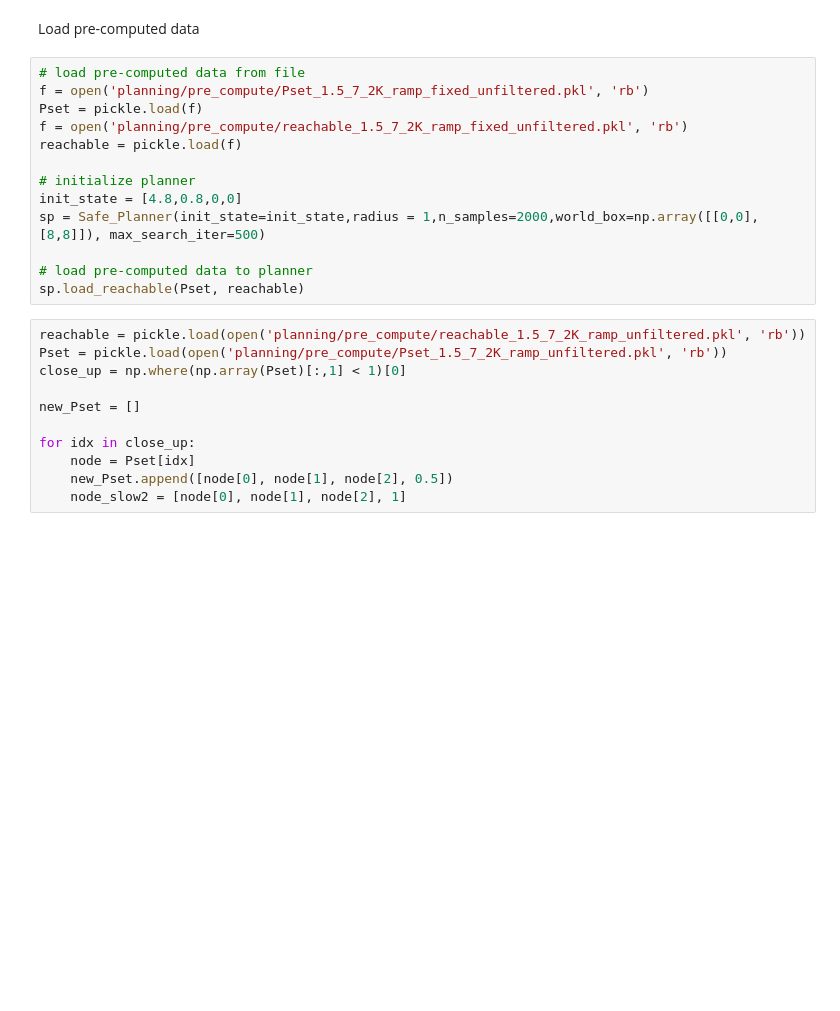
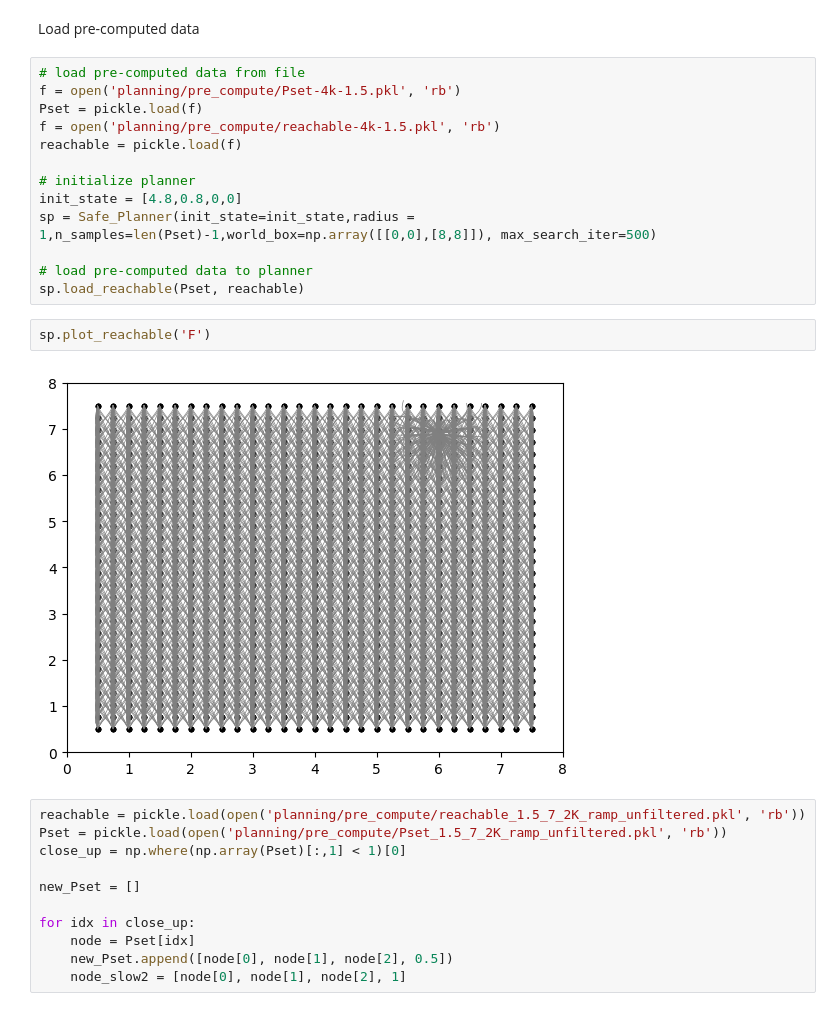
Before and after one commit to irom-princeton/perception-guarantees, a Jupyter notebook: example_plan.ipynb, the cells around one changed output. Saved outputs shown, nothing was run; the diff lists cells and outputs as text; blank space fills up the shorter version.

```diff
--- a/example_plan.ipynb
+++ b/example_plan.ipynb
@@ -16,17 +16,21 @@ pickle.dump(sp.Pset, f)
 Load pre-computed data
 # %%
 # load pre-computed data from file
-f = open('planning/pre_compute/Pset_1.5_7_2K_ramp_fixed_unfiltered.pkl', 'rb')
+f = open('planning/pre_compute/Pset-4k-1.5.pkl', 'rb')
 Pset = pickle.load(f)
-f = open('planning/pre_compute/reachable_1.5_7_2K_ramp_fixed_unfiltered.pkl', 'rb')
+f = open('planning/pre_compute/reachable-4k-1.5.pkl', 'rb')
 reachable = pickle.load(f)
 
 # initialize planner
 init_state = [4.8,0.8,0,0]
-sp = Safe_Planner(init_state=init_state,radius = 1,n_samples=2000,world_box=np.array([[0,0],[8,8]]), max_search_iter=500)
+sp = Safe_Planner(init_state=init_state,radius = 1,n_samples=len(Pset)-1,world_box=np.array([[0,0],[8,8]]), max_search_iter=500)
 
 # load pre-computed data to planner
 sp.load_reachable(Pset, reachable)
+# %%
+sp.plot_reachable('F')
+# %% [output]
+[figure, added]
 # %%
 reachable = pickle.load(open('planning/pre_compute/reachable_1.5_7_2K_ramp_unfiltered.pkl', 'rb'))
 Pset = pickle.load(open('planning/pre_compute/Pset_1.5_7_2K_ramp_unfiltered.pkl', 'rb'))
```
Also changed, not shown: parts of 1 cell of this notebook, 13 other files.
